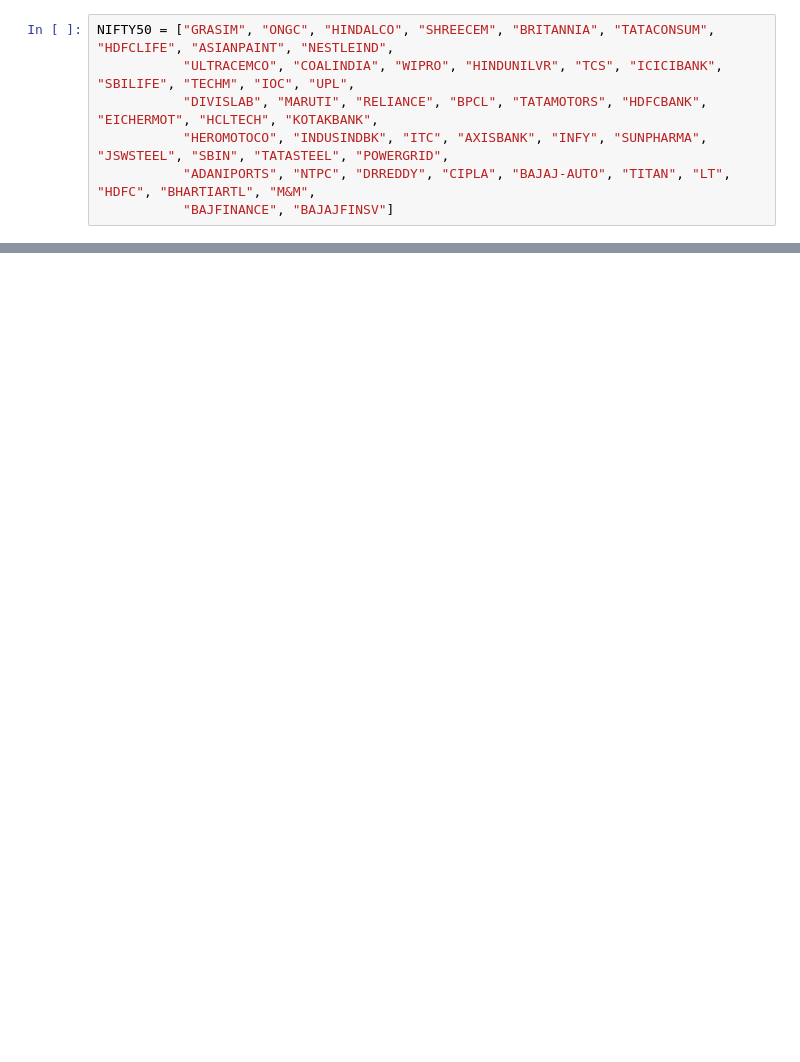
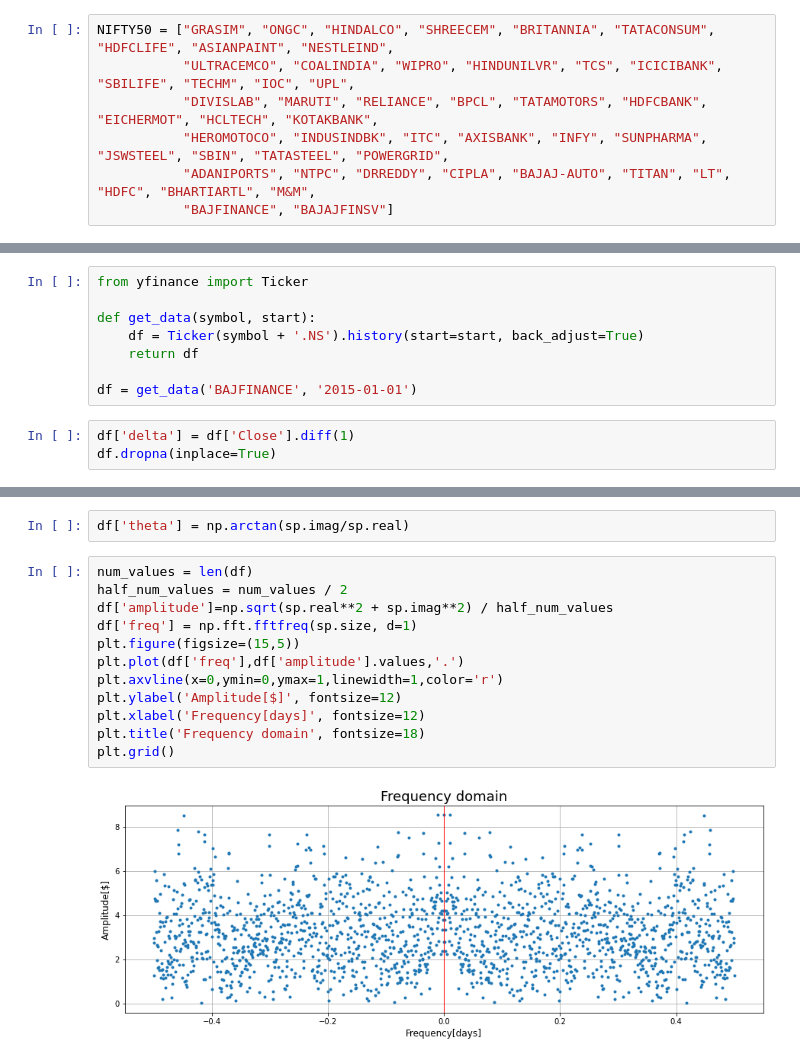
Before and after one commit to collab00/notebooks, a Jupyter notebook: trend.ipynb, the cells around one changed output, grey strips where cells are left out. Saved outputs shown, nothing was run; the diff lists cells and outputs as text; blank space fills up the shorter version.

```diff
--- a/trend.ipynb
+++ b/trend.ipynb
@@ -53,0 +52,11 @@ df['downtrend'].plot(ax=ax2, color='r')
+# %%
+from yfinance import Ticker
+
+def get_data(symbol, start):
+    df = Ticker(symbol + '.NS').history(start=start, back_adjust=True)
+    return df
+
+df = get_data('BAJFINANCE', '2015-01-01')
+# %%
+df['delta'] = df['Close'].diff(1)
+df.dropna(inplace=True)
@@ -53,0 +71,16 @@ df['downtrend'].plot(ax=ax2, color='r')
+# %%
+df['theta'] = np.arctan(sp.imag/sp.real)
+# %%
+num_values = len(df)
+half_num_values = num_values / 2
+df['amplitude']=np.sqrt(sp.real**2 + sp.imag**2) / half_num_values
+df['freq'] = np.fft.fftfreq(sp.size, d=1)
+plt.figure(figsize=(15,5))
+plt.plot(df['freq'],df['amplitude'].values,'.')
+plt.axvline(x=0,ymin=0,ymax=1,linewidth=1,color='r')
+plt.ylabel('Amplitude[$]', fontsize=12)
+plt.xlabel('Frequency[days]', fontsize=12)
+plt.title('Frequency domain', fontsize=18)
+plt.grid()
+# %% [output]
+[figure, added]
```
Also changed, not shown: parts of 7 cells of this notebook.
